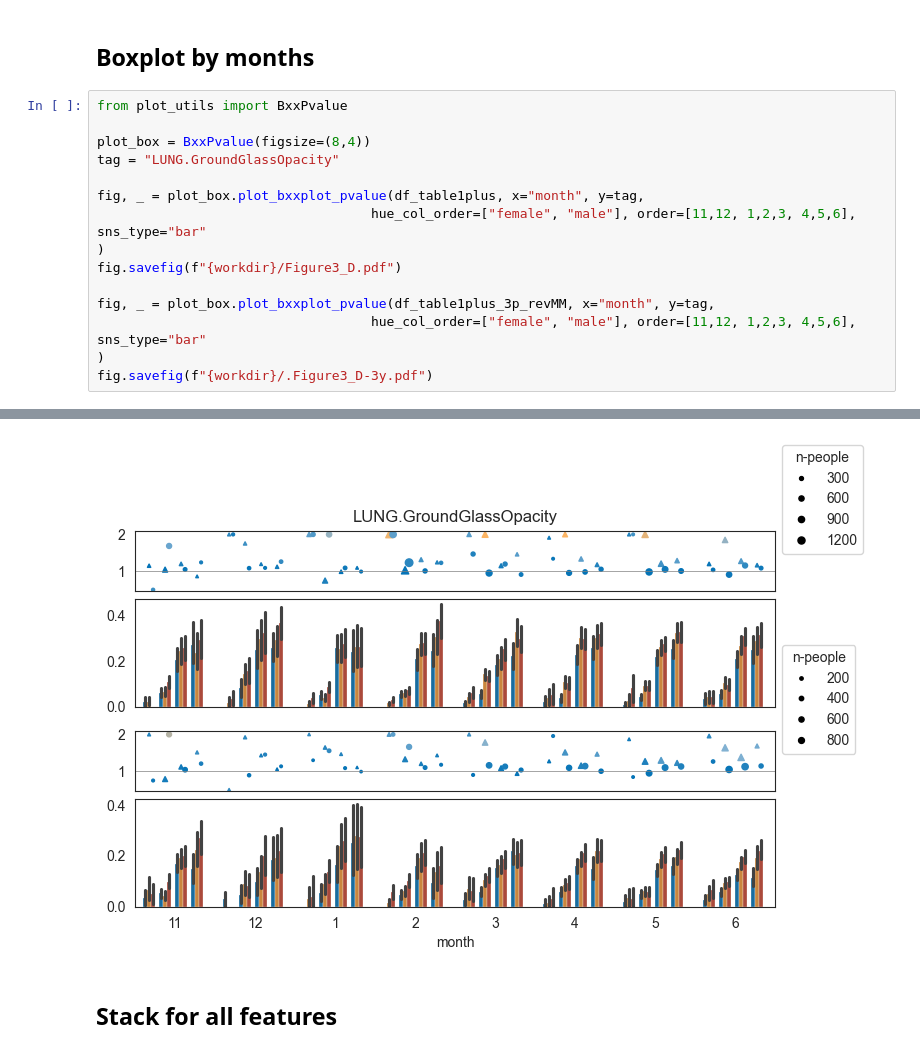
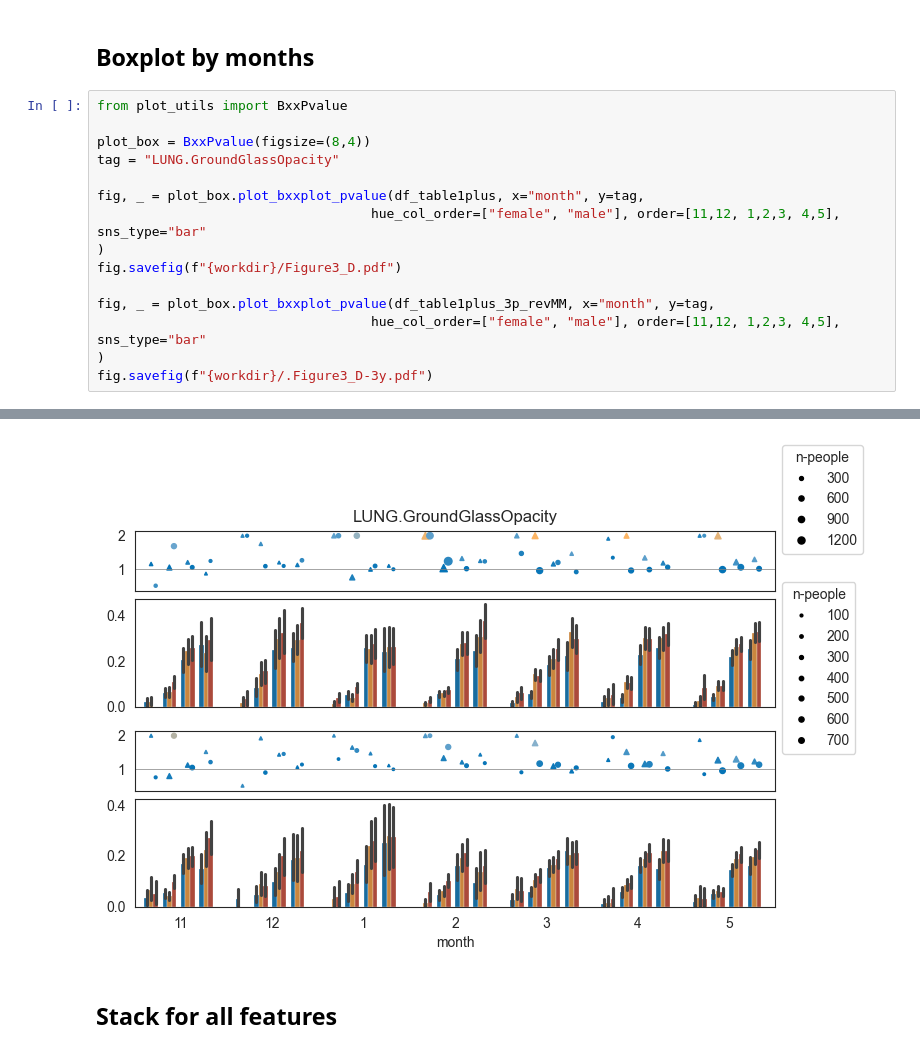
Before and after one commit to huboqiang/healthman, a Jupyter notebook: Figure3_lung.ipynb, the cells around one changed output, grey strips where cells are left out. Cells and saved outputs as stored; diff of their text form.

```diff
--- a/Figure3_lung.ipynb
+++ b/Figure3_lung.ipynb
@@ -73,12 +73,12 @@ plot_box = BxxPvalue(figsize=(8,4))
 tag = "LUNG.GroundGlassOpacity"
 
 fig, _ = plot_box.plot_bxxplot_pvalue(df_table1plus, x="month", y=tag,
-                                   hue_col_order=["female", "male"], order=[11,12, 1,2,3, 4,5,6], sns_type="bar"
+                                   hue_col_order=["female", "male"], order=[11,12, 1,2,3, 4,5], sns_type="bar"
 )
 fig.savefig(f"{workdir}/Figure3_D.pdf")
 
 fig, _ = plot_box.plot_bxxplot_pvalue(df_table1plus_3p_revMM, x="month", y=tag,
-                                   hue_col_order=["female", "male"], order=[11,12, 1,2,3, 4,5,6], sns_type="bar"
+                                   hue_col_order=["female", "male"], order=[11,12, 1,2,3, 4,5], sns_type="bar"
 )
 fig.savefig(f"{workdir}/.Figure3_D-3y.pdf")
 # %% [output]
@@ -86,4 +86,4 @@ fig.savefig(f"{workdir}/.Figure3_D-3y.pdf")
-[figure, old version]
+[figure, new version]
 # %% [markdown]
 ## Stack for all features
 # %%
```
Also changed, not shown: parts of 2 cells of this notebook, 7 other files.
